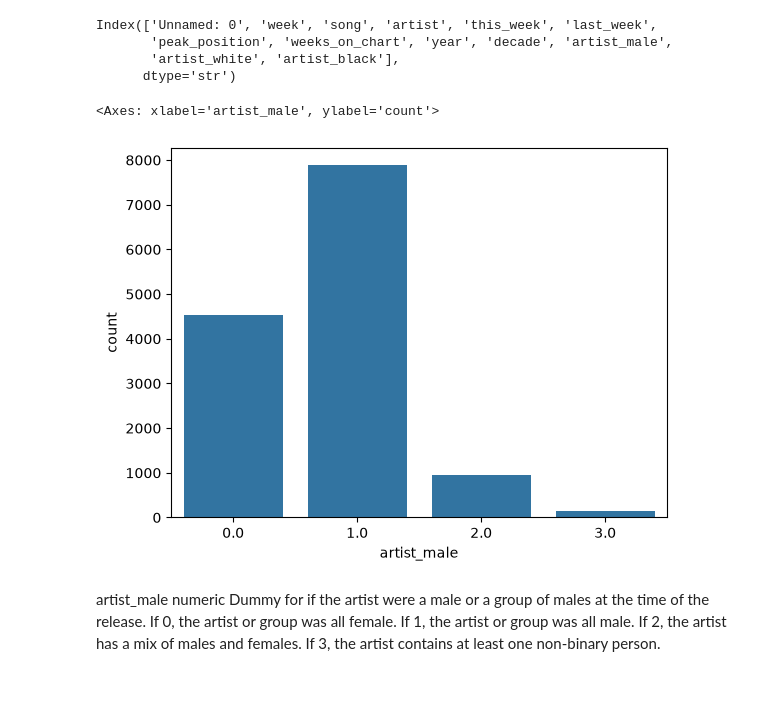
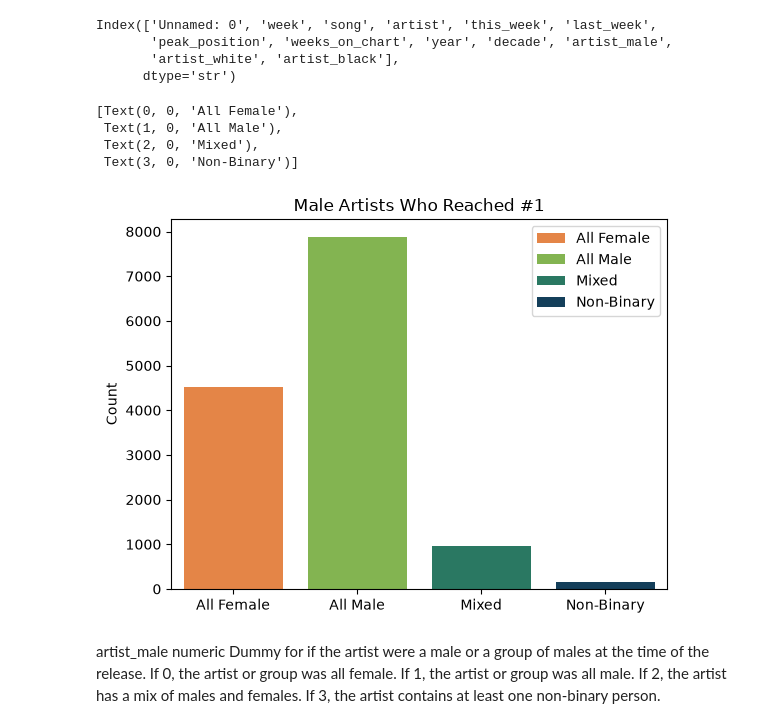
Before and after one commit to IzzyMRob/CS_161_Project, a Jupyter notebook: caden_artist_demographic.ipynb, the cells around one changed output. Cells and saved outputs as stored; diff of their text form; code cells hidden in the pictures; blank space fills up the shorter version.

```diff
--- a/caden_artist_demographic.ipynb
+++ b/caden_artist_demographic.ipynb
@@ -223,10 +278,32 @@ Index(['Unnamed: 0', 'week', 'song', 'artist', 'this_week', 'last_week',
 # %%
 #shows the gender of each artist to reach the number 1 spot on the billboard
 
-sns.countplot(data= reached_1_artists, x='artist_male')
+# create color palette
+palette={
+    0.0:"#fe7f2d",
+    1.0:"#83c540",
+    2.0:"#1d8567",
+    3.0:"#084266"
+}
+
+# create plot and labels
+ax = sns.countplot(data= reached_1_artists, x='artist_male',
+              hue="artist_male",
+              palette=palette)
+plt.title("Male Artists Who Reached #1")
+plt.xlabel("")
+plt.ylabel("Count")
+
+# set legend
+handles, _ = ax.get_legend_handles_labels()
+ax.legend(labels=["All Female","All Male","Mixed","Non-Binary"])
+ax.set_xticklabels(labels=["All Female","All Male","Mixed","Non-Binary"])
 # %% [output]
-<Axes: xlabel='artist_male', ylabel='count'>
+[Text(0, 0, 'All Female'),
+ Text(1, 0, 'All Male'),
+ Text(2, 0, 'Mixed'),
+ Text(3, 0, 'Non-Binary')]
-[figure, old version]
+[figure, new version]
 # %% [markdown]
 artist_male	numeric	Dummy for if the artist were a male or a group of males at the time of the release. If 0, the artist or group was all female. If 1, the artist or group was all male. If 2, the artist has a mix of males and females. If 3, the artist contains at least one non-binary person.
 # %%
```
Also changed, not shown: parts of 15 cells of this notebook.
